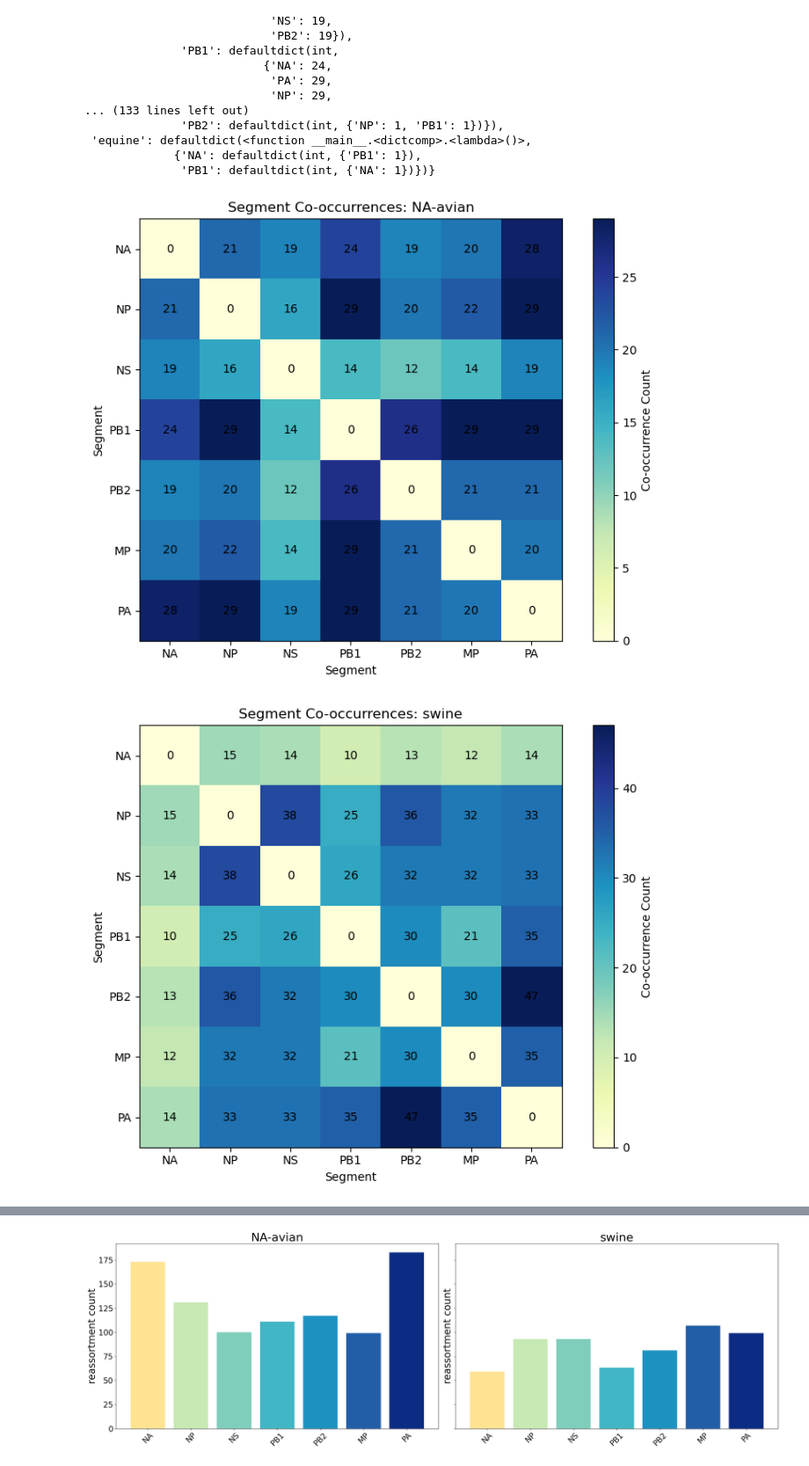
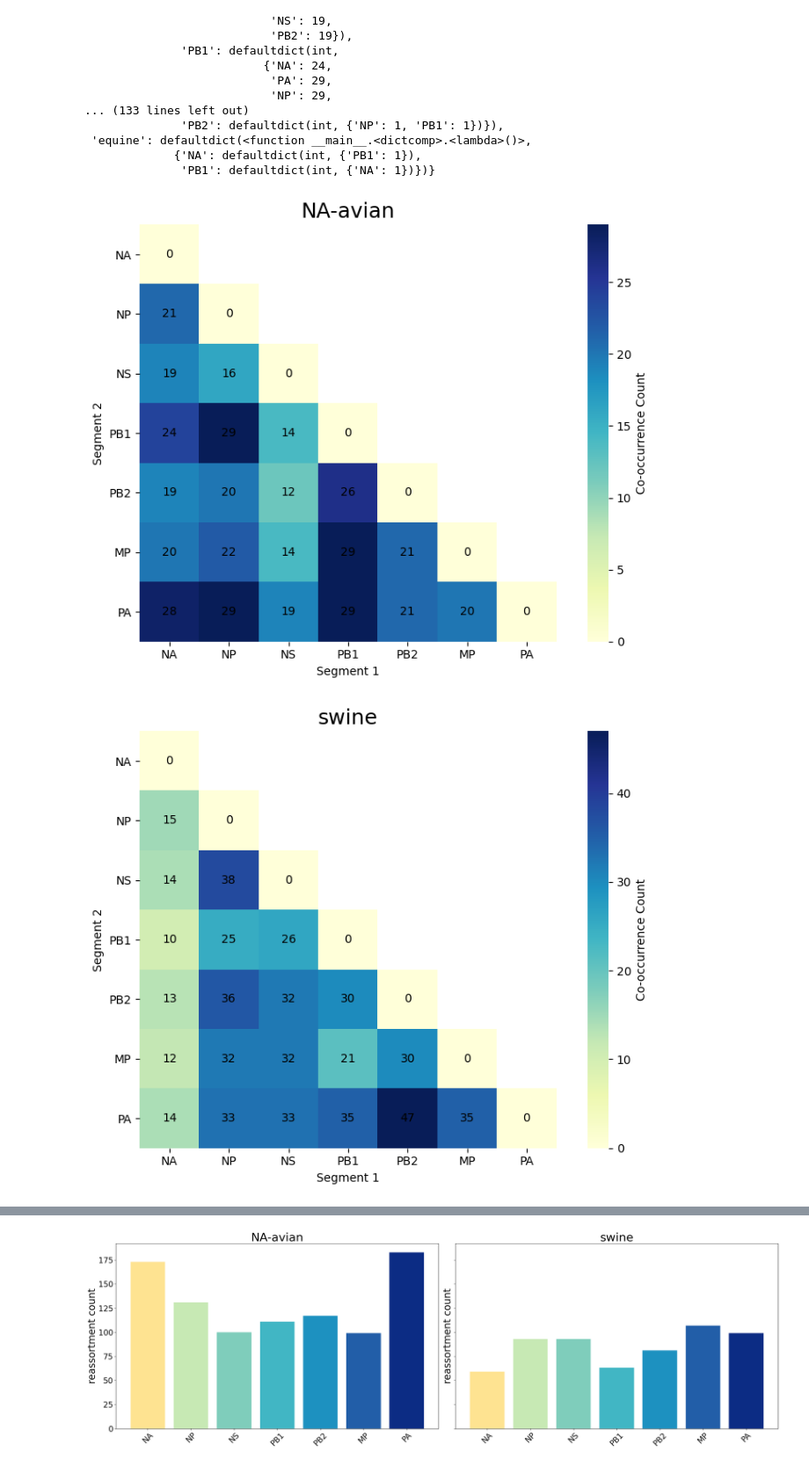
Before and after one commit to moncla-lab/treesort-pipeline, a Jupyter notebook: host_results/segments/counts.ipynb, the cells around one changed output, grey strips where cells are left out. Shown at 88% size. Saved outputs shown, nothing was run; the diff lists cells and outputs as text; code cells hidden in the pictures.

```diff
--- a/host_results/segments/counts.ipynb
+++ b/host_results/segments/counts.ipynb
@@ -140,33 +141,49 @@ segment_pair_counts
 # %%
 gene_segments = ['NA', 'NP', 'NS', 'PB1', 'PB2', 'MP', 'PA']
 
 for host in host_trees.keys():
 
     # co-occurrence matrix
     co_matrix = np.zeros((len(gene_segments), len(gene_segments)), dtype=int)
 
     for i, seg1 in enumerate(gene_segments):
         for j, seg2 in enumerate(gene_segments):
             co_matrix[i, j] = segment_pair_counts[host][seg1].get(seg2, 0)
 
-    plt.figure(figsize=(8,6))
-    im = plt.imshow(co_matrix, cmap='YlGnBu')
-    plt.colorbar(im, label='Co-occurrence Count')
+    # masking the upper triangle
+    mask = np.triu(np.ones_like(co_matrix, dtype=bool), k=1)
+    masked_matrix = np.ma.array(co_matrix, mask=mask)
 
-    # Set axis labels
-    plt.xticks(ticks=np.arange(len(gene_segments)), labels=gene_segments)
-    plt.yticks(ticks=np.arange(len(gene_segments)), labels=gene_segments)
+    base_cmap = plt.cm.YlGnBu
 
-    # Annotate the cells with counts
+    fig, ax = plt.subplots(figsize=(8, 6))
+    im = ax.imshow(masked_matrix, cmap=base_cmap)
+
+
+    for spine in ax.spines.values():
+        spine.set_visible(False)
+
+    cbar = plt.colorbar(im, ax=ax, label='Co-occurrence Count')
+    cbar.outline.set_visible(False)
+
+
+    ax.set_xticks(np.arange(len(gene_segments)))
+    ax.set_yticks(np.arange(len(gene_segments)))
+    ax.set_xticklabels(gene_segments)
+    ax.set_yticklabels(gene_segments)
+
+    # annotating visible
     for i in range(len(gene_segments)):
         for j in range(len(gene_segments)):
-            plt.text(j, i, co_matrix[i, j], ha='center', va='center', color='black')
+            if not mask[i, j]:
+                ax.text(j, i, co_matrix[i, j], ha='center', va='center', color='black')
 
-    plt.title(f"Segment Co-occurrences: {host}")
-    plt.xlabel("Segment")
-    plt.ylabel("Segment")
+    ax.set_title(host, fontsize=18)
+    ax.set_xlabel("Segment 1")
+    ax.set_ylabel("Segment 2")
+
     plt.tight_layout()
     plt.show()
 # %% [output]
-[figure, old version]
+[figure, new version]
-[figure, old version]
+[figure, new version]
```
Also changed, not shown: parts of 2 cells of this notebook, 4 other files.
